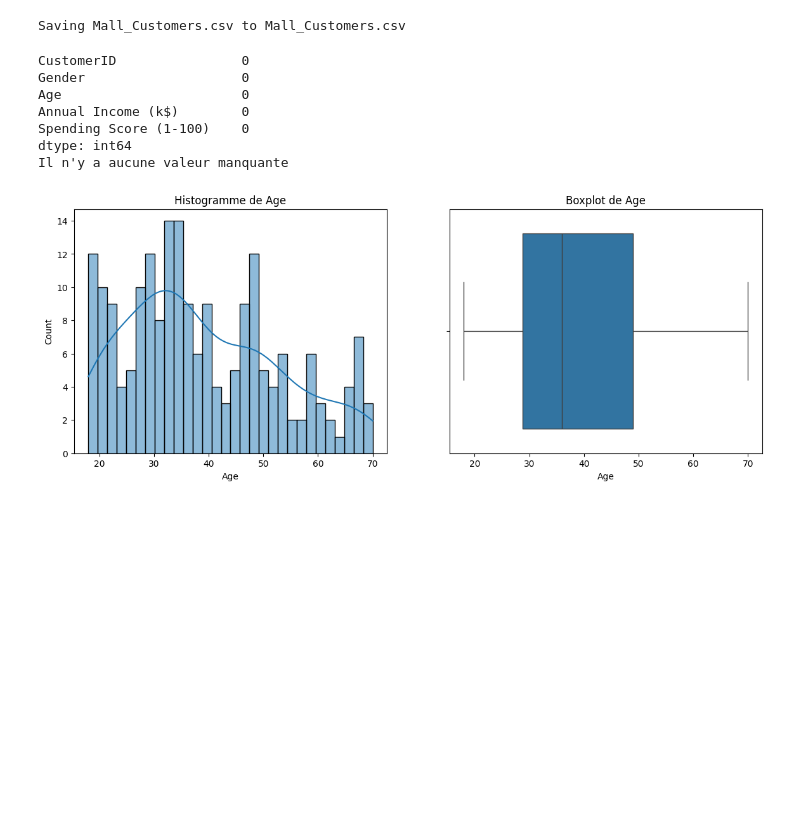
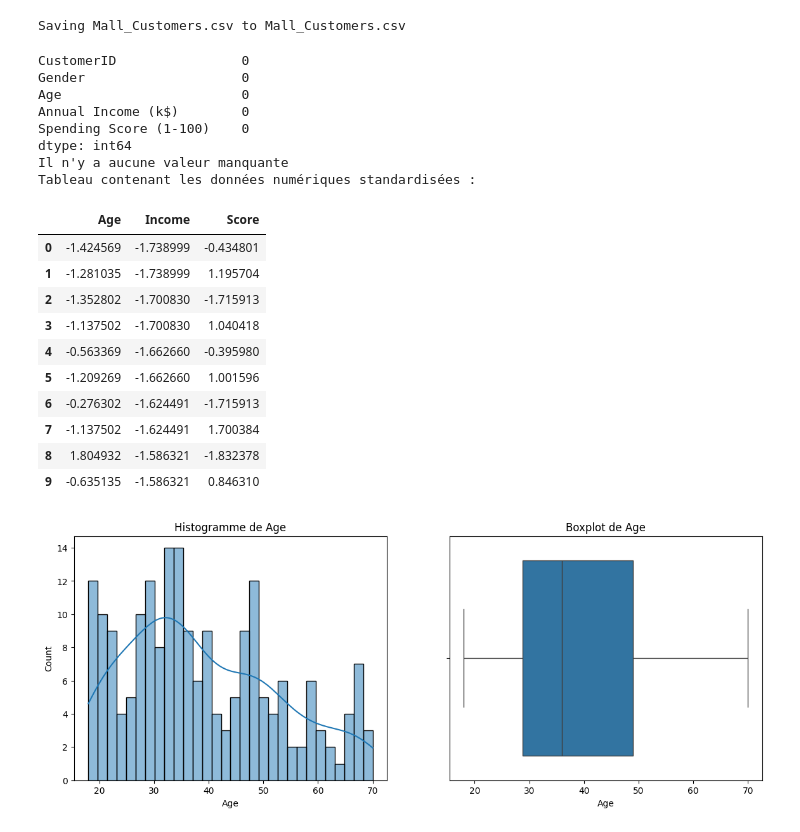
Before and after one commit to MathieuFan22/TP-ML-Mirada, a Jupyter notebook: Clustering.ipynb, the cells around one changed output. Cells and saved outputs as stored; diff of their text form; code cells hidden in the pictures; blank space fills up the shorter version.

```diff
--- a/Clustering.ipynb
+++ b/Clustering.ipynb
@@ -6,22 +6,46 @@ uploaded = files.upload()
 Saving Mall_Customers.csv to Mall_Customers.csv
 # %%
 import pandas as pd
+from sklearn.preprocessing import StandardScaler
 
 # nettoyage et prétraitement
 df = pd.read_csv("Mall_Customers.csv")
 print(df.isnull().sum())
 if df.isnull().sum().sum() == 0:
   print("Il n'y a aucune valeur manquante")
 else:
-  df.fillna(df.mean())
+  # Les valeurs manquantes sont remplies par la moyenne des colonnes numériques
+  df.fillna(df.mean(numeric_only=True))
+
+# Standardisation des variables
+X = df[['Age', 'Annual Income (k$)', 'Spending Score (1-100)']]
+scaler = StandardScaler()
+X_scaled = scaler.fit_transform(X)
+
+# Affichage des premières lignes standardisées
+print("Tableau contenant les données numériques standardisées :")
+X_scaled_df = pd.DataFrame(X_scaled, columns=['Age', 'Income', 'Score'])
+X_scaled_df.head(10)
 # %% [output]
 CustomerID                0
 Gender                    0
 Age                       0
 Annual Income (k$)        0
 Spending Score (1-100)    0
 dtype: int64
 Il n'y a aucune valeur manquante
+Tableau contenant les données numériques standardisées :
+|  | Age | Income | Score |
+| 0 | -1.424569 | -1.738999 | -0.434801 |
+| 1 | -1.281035 | -1.738999 | 1.195704 |
+| 2 | -1.352802 | -1.700830 | -1.715913 |
+| 3 | -1.137502 | -1.700830 | 1.040418 |
+| 4 | -0.563369 | -1.662660 | -0.395980 |
+| 5 | -1.209269 | -1.662660 | 1.001596 |
+| 6 | -0.276302 | -1.624491 | -1.715913 |
+| 7 | -1.137502 | -1.624491 | 1.700384 |
+| 8 | 1.804932 | -1.586321 | -1.832378 |
+| 9 | -0.635135 | -1.586321 | 0.846310 |
 # %%
 import matplotlib.pyplot as plt
 import seaborn as sns
```
Also changed, not shown: parts of 2 cells of this notebook.
